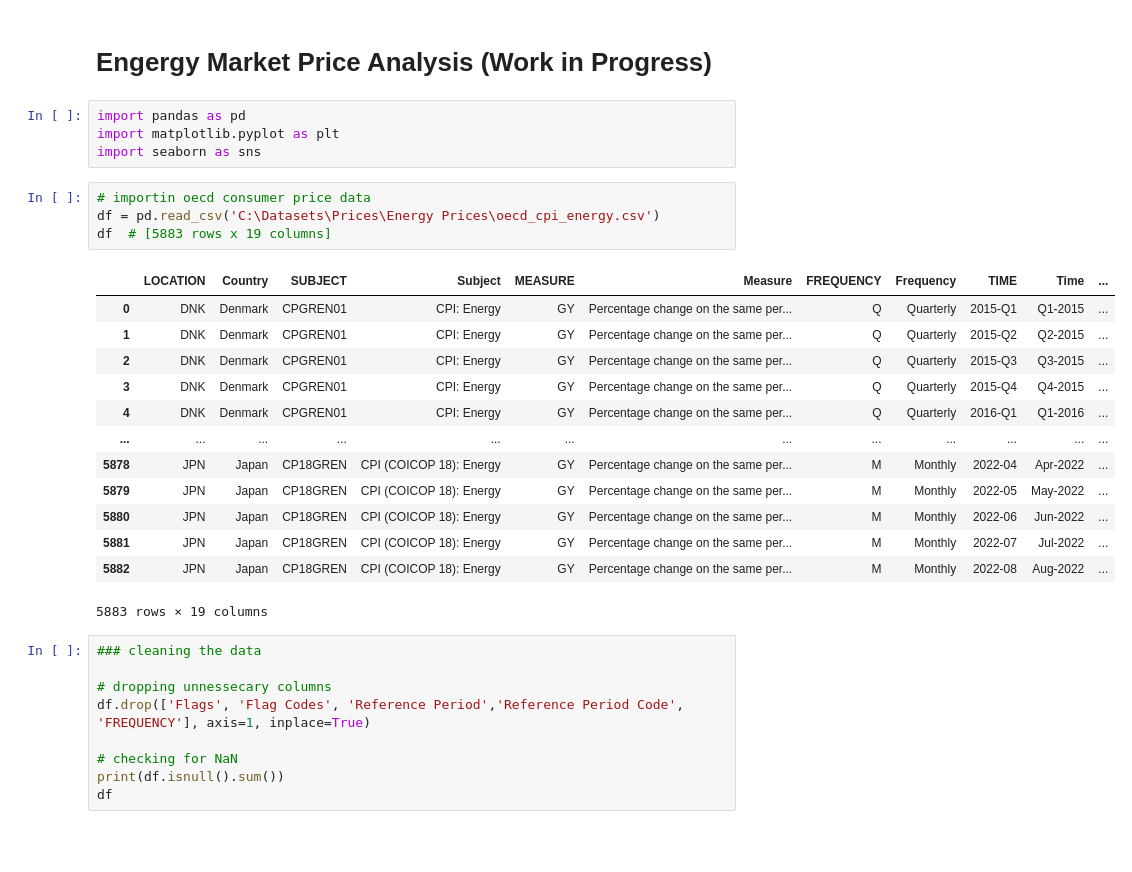
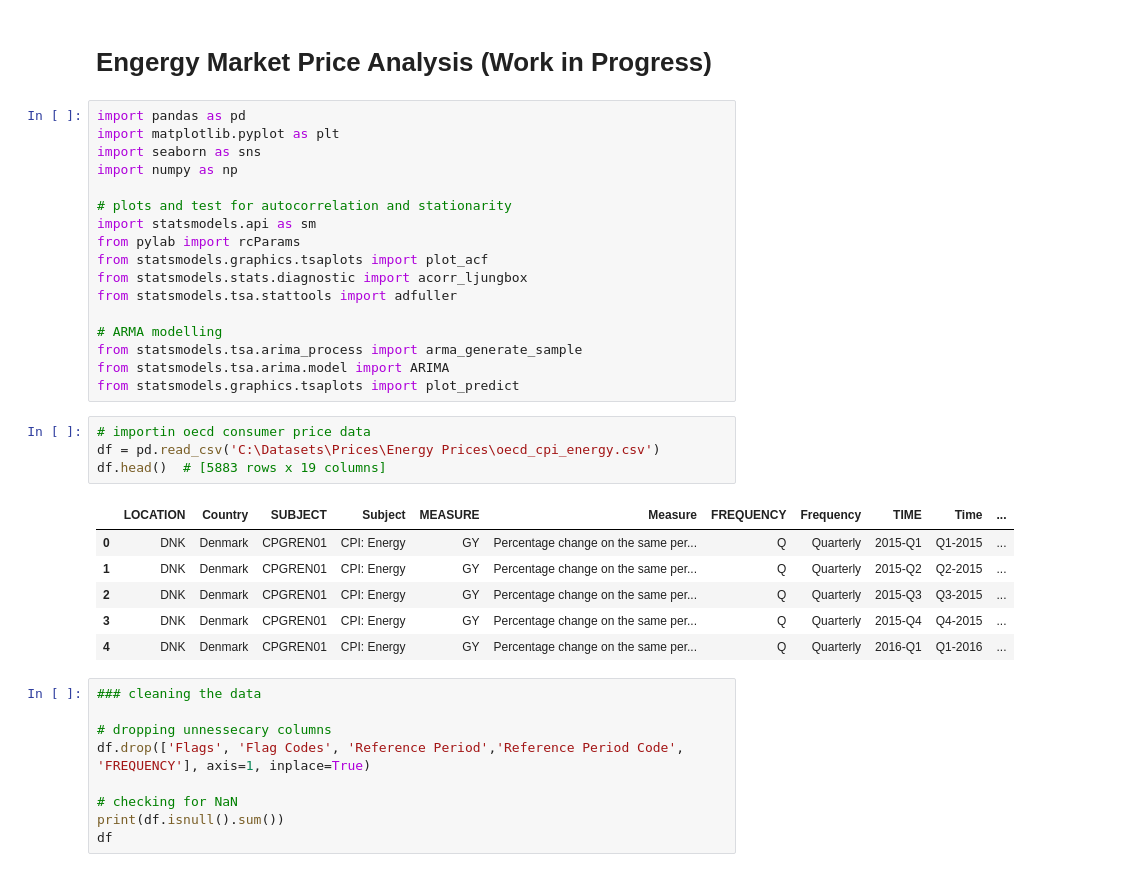
Before and after one commit to aedxn/Energy-Market-Analysis, a Jupyter notebook: energy_price_analysis.ipynb, the cells around one changed output. Drawn from its saved outputs; the diff is of its cells as text; blank space fills up the shorter version.

```diff
--- a/energy_price_analysis.ipynb
+++ b/energy_price_analysis.ipynb
@@ -1,27 +1,33 @@
 # %% [markdown]
 <h1>Engergy Market Price Analysis (Work in Progress)</h1>
-# %%
-import pandas as pd
-import matplotlib.pyplot as plt
-import seaborn as sns
+# %%
+import pandas as pd
+import matplotlib.pyplot as plt
+import seaborn as sns
+import numpy as np
+
+# plots and test for autocorrelation and stationarity
+import statsmodels.api as sm
+from pylab import rcParams
+from statsmodels.graphics.tsaplots import plot_acf
+from statsmodels.stats.diagnostic import acorr_ljungbox
+from statsmodels.tsa.stattools import adfuller
+
+# ARMA modelling
+from statsmodels.tsa.arima_process import arma_generate_sample
+from statsmodels.tsa.arima.model import ARIMA
+from statsmodels.graphics.tsaplots import plot_predict
 # %%
 # importin oecd consumer price data
 df = pd.read_csv('C:\Datasets\Prices\Energy Prices\oecd_cpi_energy.csv')
-df  # [5883 rows x 19 columns]
+df.head()  # [5883 rows x 19 columns]
 # %% [output]
 |  | LOCATION | Country | SUBJECT | Subject | MEASURE | Measure | FREQUENCY | Frequency | TIME | Time | ... |
 | 0 | DNK | Denmark | CPGREN01 | CPI: Energy | GY | Percentage change on the same per... | Q | Quarterly | 2015-Q1 | Q1-2015 | ... |
 | 1 | DNK | Denmark | CPGREN01 | CPI: Energy | GY | Percentage change on the same per... | Q | Quarterly | 2015-Q2 | Q2-2015 | ... |
 | 2 | DNK | Denmark | CPGREN01 | CPI: Energy | GY | Percentage change on the same per... | Q | Quarterly | 2015-Q3 | Q3-2015 | ... |
 | 3 | DNK | Denmark | CPGREN01 | CPI: Energy | GY | Percentage change on the same per... | Q | Quarterly | 2015-Q4 | Q4-2015 | ... |
 | 4 | DNK | Denmark | CPGREN01 | CPI: Energy | GY | Percentage change on the same per... | Q | Quarterly | 2016-Q1 | Q1-2016 | ... |
-| ... | ... | ... | ... | ... | ... | ... | ... | ... | ... | ... | ... |
-| 5878 | JPN | Japan | CP18GREN | CPI (COICOP 18): Energy | GY | Percentage change on the same per... | M | Monthly | 2022-04 | Apr-2022 | ... |
-| 5879 | JPN | Japan | CP18GREN | CPI (COICOP 18): Energy | GY | Percentage change on the same per... | M | Monthly | 2022-05 | May-2022 | ... |
-| 5880 | JPN | Japan | CP18GREN | CPI (COICOP 18): Energy | GY | Percentage change on the same per... | M | Monthly | 2022-06 | Jun-2022 | ... |
-| 5881 | JPN | Japan | CP18GREN | CPI (COICOP 18): Energy | GY | Percentage change on the same per... | M | Monthly | 2022-07 | Jul-2022 | ... |
-| 5882 | JPN | Japan | CP18GREN | CPI (COICOP 18): Energy | GY | Percentage change on the same per... | M | Monthly | 2022-08 | Aug-2022 | ... |
-5883 rows × 19 columns
 # %%
 ### cleaning the data
 
```
Also changed, not shown: parts of 56 cells of this notebook.
